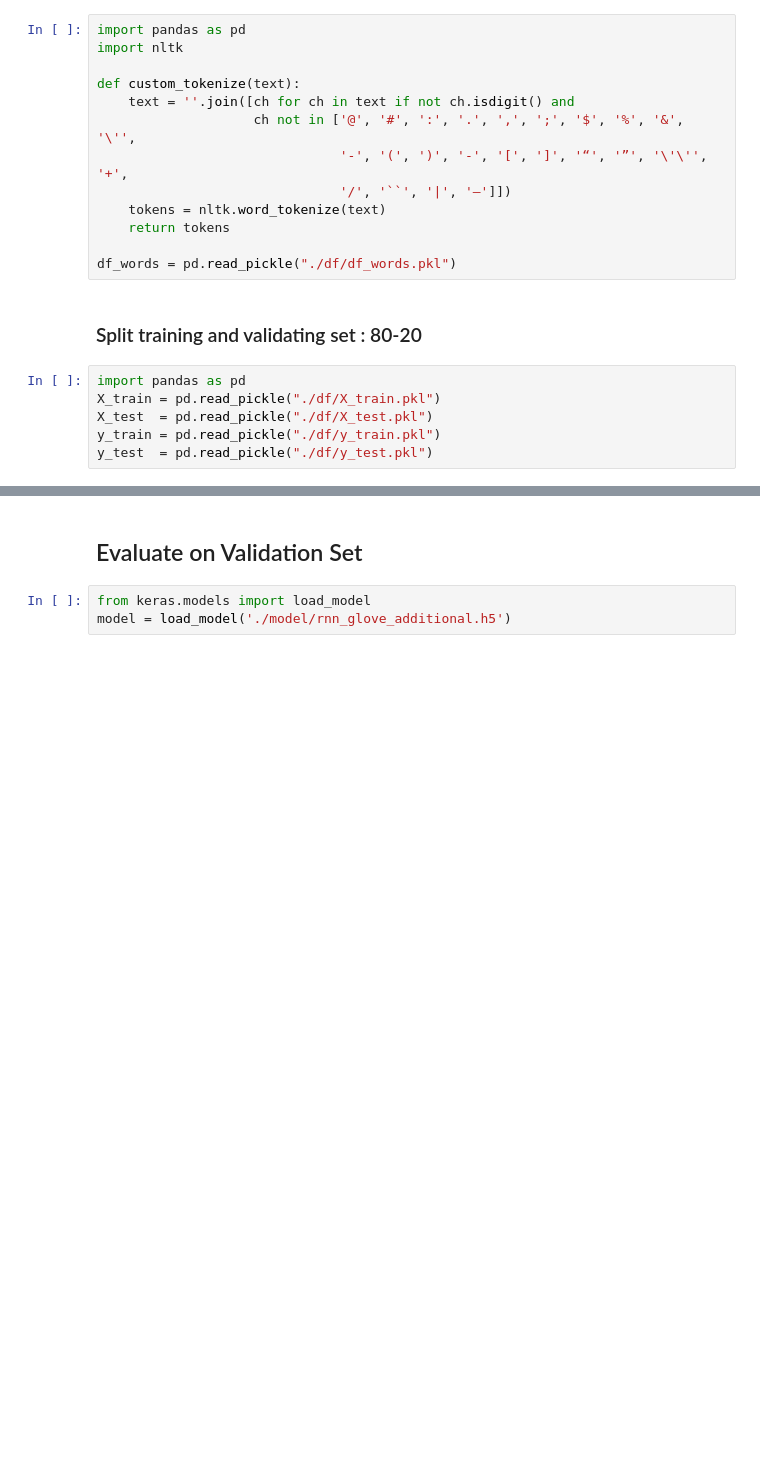
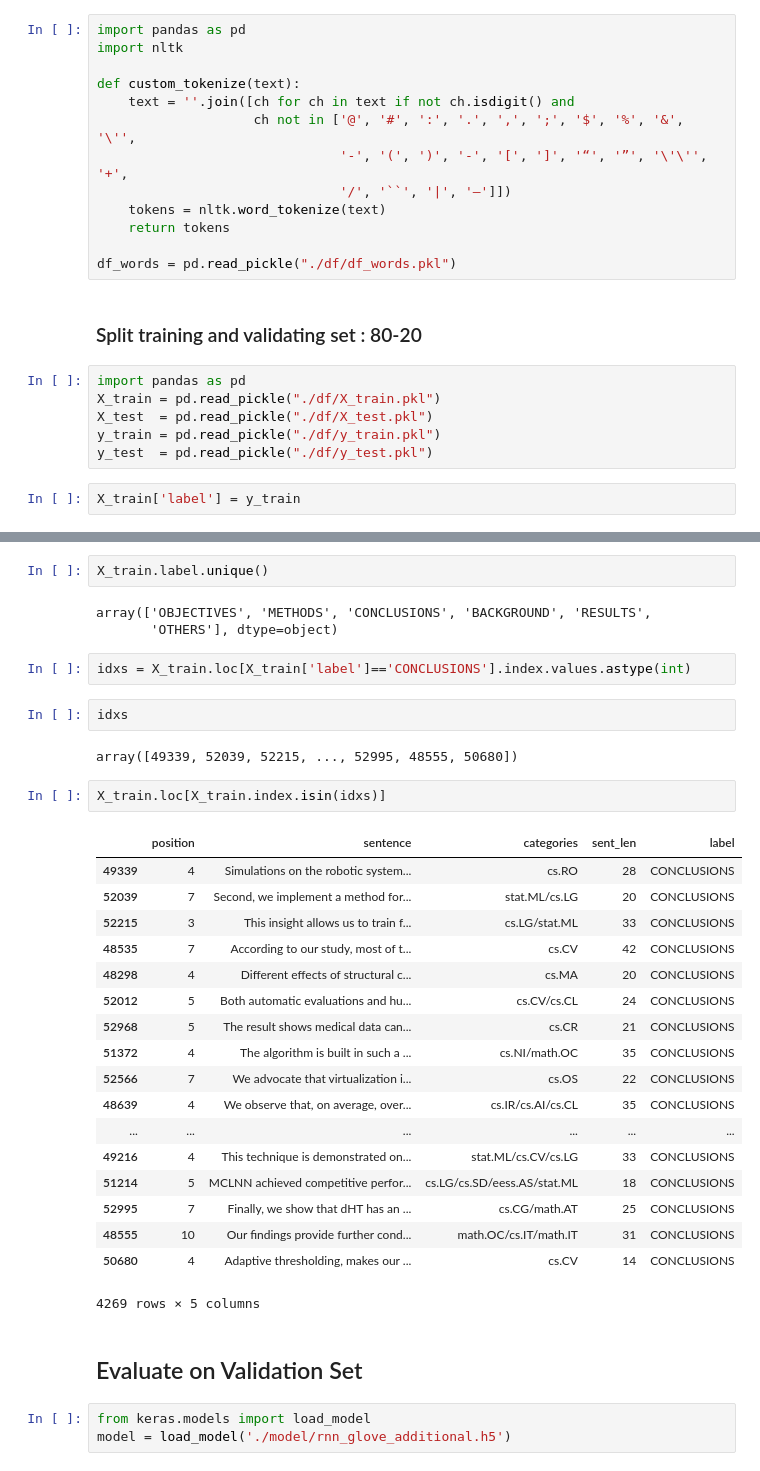
Before and after one commit to TanShengRong/Cheetah, a Jupyter notebook: RNN.ipynb, the cells around one changed output, grey strips where cells are left out. Cells and saved outputs as stored; diff of their text form; blank space fills up the shorter version.

```diff
--- a/RNN.ipynb
+++ b/RNN.ipynb
@@ -25,3 +25,5 @@ X_train = pd.read_pickle("./df/X_train.pkl")
 X_test  = pd.read_pickle("./df/X_test.pkl")
 y_train = pd.read_pickle("./df/y_train.pkl")
 y_test  = pd.read_pickle("./df/y_test.pkl")
+# %%
+X_train['label'] = y_train
@@ -28,3 +39,35 @@ y_test  = pd.read_pickle("./df/y_test.pkl")
+# %%
+X_train.label.unique()
+# %% [output]
+array(['OBJECTIVES', 'METHODS', 'CONCLUSIONS', 'BACKGROUND', 'RESULTS',
+       'OTHERS'], dtype=object)
+# %%
+idxs = X_train.loc[X_train['label']=='CONCLUSIONS'].index.values.astype(int)
+# %%
+idxs
+# %% [output]
+array([49339, 52039, 52215, ..., 52995, 48555, 50680])
+# %%
+X_train.loc[X_train.index.isin(idxs)]
+# %% [output]
+|  | position | sentence | categories | sent_len | label |
+| 49339 | 4 | Simulations on the robotic system... | cs.RO | 28 | CONCLUSIONS |
+| 52039 | 7 | Second, we implement a method for... | stat.ML/cs.LG | 20 | CONCLUSIONS |
+| 52215 | 3 | This insight allows us to train f... | cs.LG/stat.ML | 33 | CONCLUSIONS |
+| 48535 | 7 | According to our study, most of t... | cs.CV | 42 | CONCLUSIONS |
+| 48298 | 4 | Different effects of structural c... | cs.MA | 20 | CONCLUSIONS |
+| 52012 | 5 | Both automatic evaluations and hu... | cs.CV/cs.CL | 24 | CONCLUSIONS |
+| 52968 | 5 | The result shows medical data can... | cs.CR | 21 | CONCLUSIONS |
+| 51372 | 4 | The algorithm is built in such a ... | cs.NI/math.OC | 35 | CONCLUSIONS |
+| 52566 | 7 | We advocate that virtualization i... | cs.OS | 22 | CONCLUSIONS |
+| 48639 | 4 | We observe that, on average, over... | cs.IR/cs.AI/cs.CL | 35 | CONCLUSIONS |
+| ... | ... | ... | ... | ... | ... |
+| 49216 | 4 | This technique is demonstrated on... | stat.ML/cs.CV/cs.LG | 33 | CONCLUSIONS |
+| 51214 | 5 | MCLNN achieved competitive perfor... | cs.LG/cs.SD/eess.AS/stat.ML | 18 | CONCLUSIONS |
+| 52995 | 7 | Finally, we show that dHT has an ... | cs.CG/math.AT | 25 | CONCLUSIONS |
+| 48555 | 10 | Our findings provide further cond... | math.OC/cs.IT/math.IT | 31 | CONCLUSIONS |
+| 50680 | 4 | Adaptive thresholding, makes our ... | cs.CV | 14 | CONCLUSIONS |
+4269 rows × 5 columns
 # %% [markdown]
 ## Evaluate on Validation Set
 # %%
```
Also changed, not shown: parts of 1 cell of this notebook, 1 other file.
